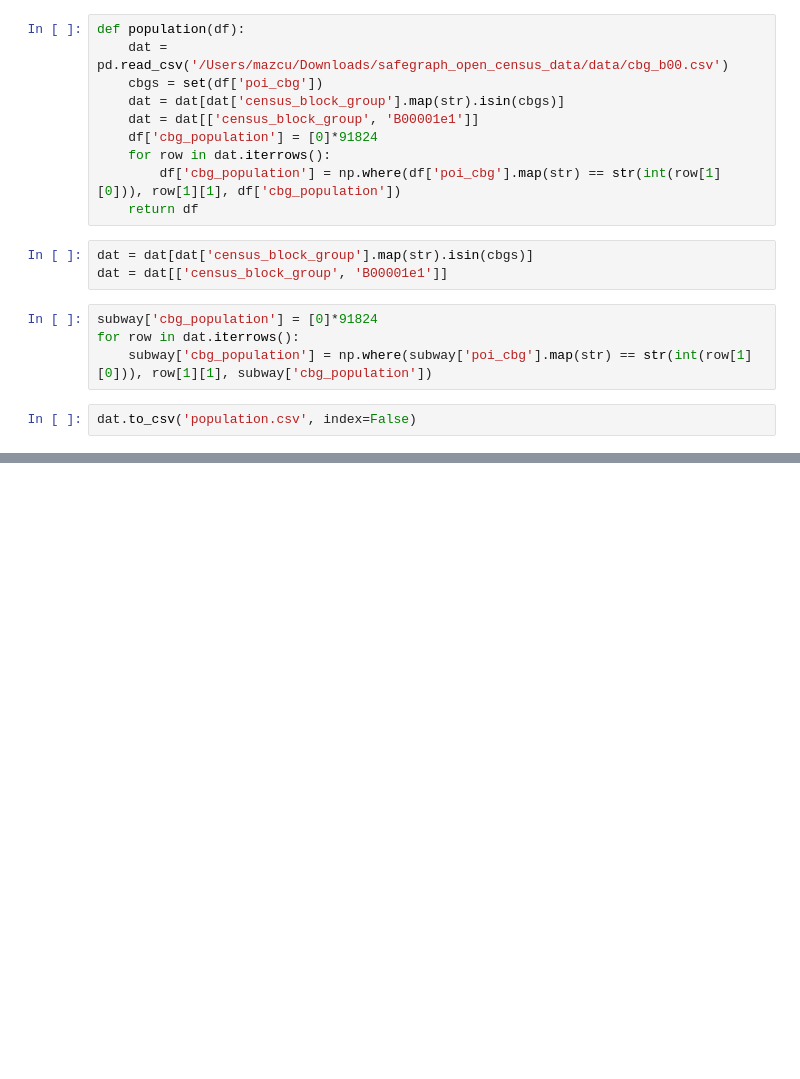
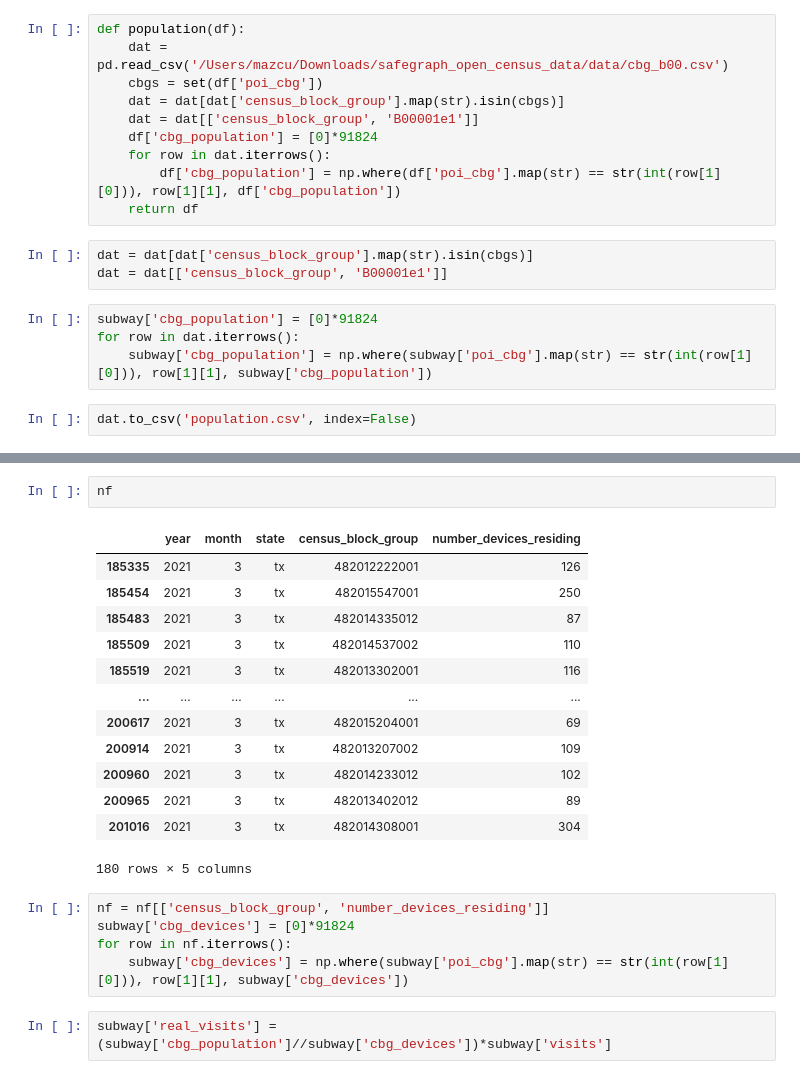
Before and after one commit to angel-langdon/Project2021, a Jupyter notebook: src/objectives/Visitors prediction/important_functions.ipynb, the cells around one changed output, grey strips where cells are left out. Cells and saved outputs as stored; diff of their text form; blank space fills up the shorter version.

```diff
--- a/src/objectives/Visitors prediction/important_functions.ipynb
+++ b/src/objectives/Visitors prediction/important_functions.ipynb
@@ -293,0 +314,23 @@ dat.to_csv('population.csv', index=False)
+# %%
+nf
+# %% [output]
+|  | year | month | state | census_block_group | number_devices_residing |
+| 185335 | 2021 | 3 | tx | 482012222001 | 126 |
+| 185454 | 2021 | 3 | tx | 482015547001 | 250 |
+| 185483 | 2021 | 3 | tx | 482014335012 | 87 |
+| 185509 | 2021 | 3 | tx | 482014537002 | 110 |
+| 185519 | 2021 | 3 | tx | 482013302001 | 116 |
+| ... | ... | ... | ... | ... | ... |
+| 200617 | 2021 | 3 | tx | 482015204001 | 69 |
+| 200914 | 2021 | 3 | tx | 482013207002 | 109 |
+| 200960 | 2021 | 3 | tx | 482014233012 | 102 |
+| 200965 | 2021 | 3 | tx | 482013402012 | 89 |
+| 201016 | 2021 | 3 | tx | 482014308001 | 304 |
+180 rows × 5 columns
+# %%
+nf = nf[['census_block_group', 'number_devices_residing']]
+subway['cbg_devices'] = [0]*91824
+for row in nf.iterrows():
+    subway['cbg_devices'] = np.where(subway['poi_cbg'].map(str) == str(int(row[1][0])), row[1][1], subway['cbg_devices'])
+# %%
+subway['real_visits'] = (subway['cbg_population']//subway['cbg_devices'])*subway['visits']
```
Also changed, not shown: parts of 5 cells of this notebook.
